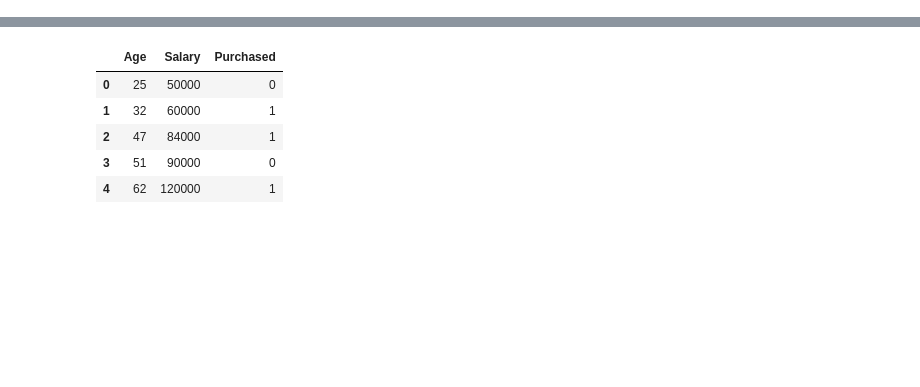
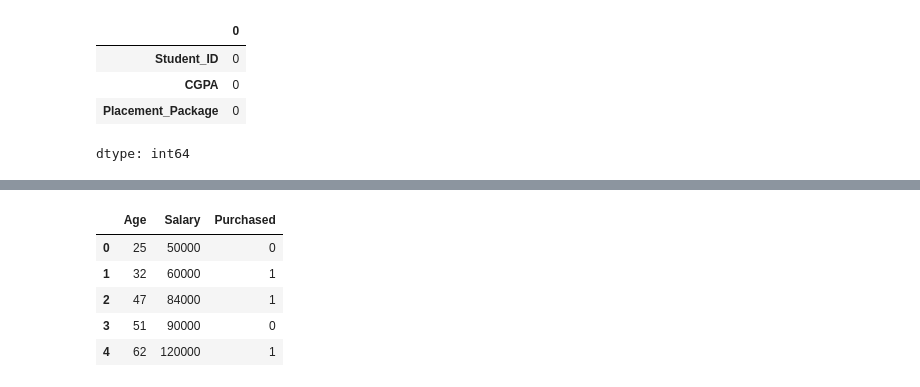
Before and after one commit to Jatingpt/ML-Repository, a Jupyter notebook: ML_Repository.ipynb, the cells around one changed output, grey strips where cells are left out. Saved outputs shown, nothing was run; the diff lists cells and outputs as text; code cells hidden in the pictures; blank space fills up the shorter version.

```diff
--- a/ML_Repository.ipynb
+++ b/ML_Repository.ipynb
@@ -2,0 +80,8 @@
+# %%
+df.isnull().sum()
+# %% [output]
+|  | 0 |
+| Student_ID | 0 |
+| CGPA | 0 |
+| Placement_Package | 0 |
+dtype: int64
```
Also changed, not shown: parts of 14 cells of this notebook.
